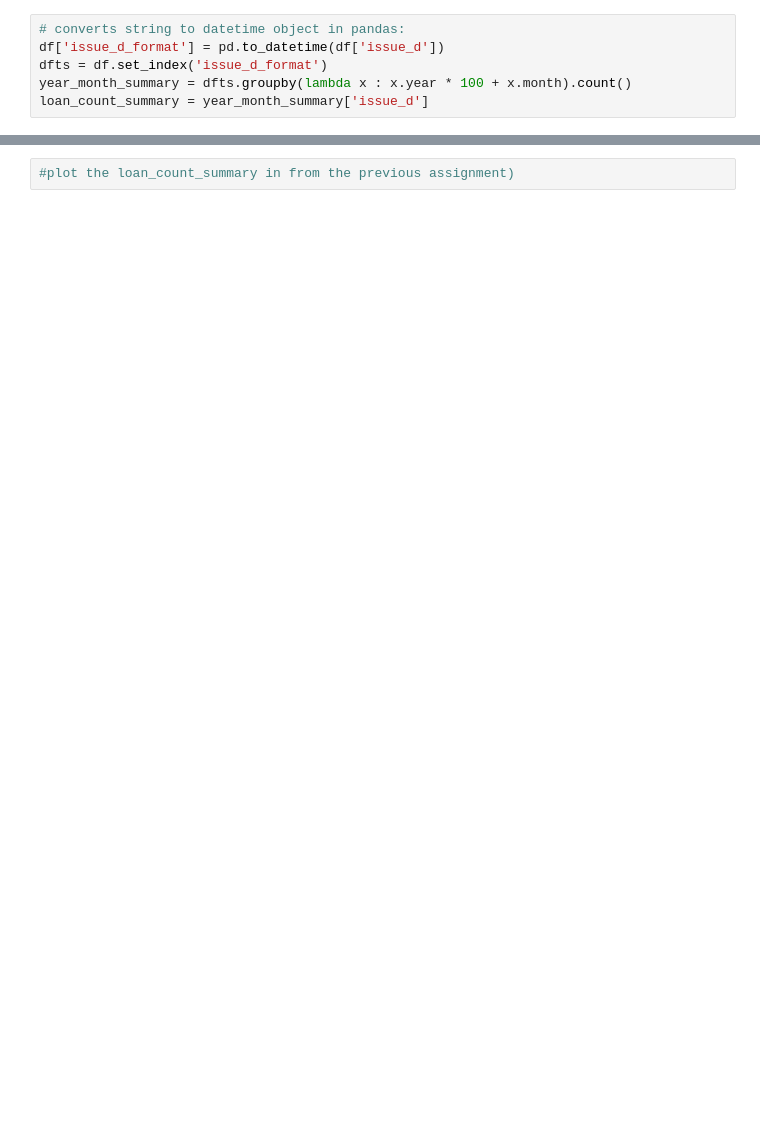
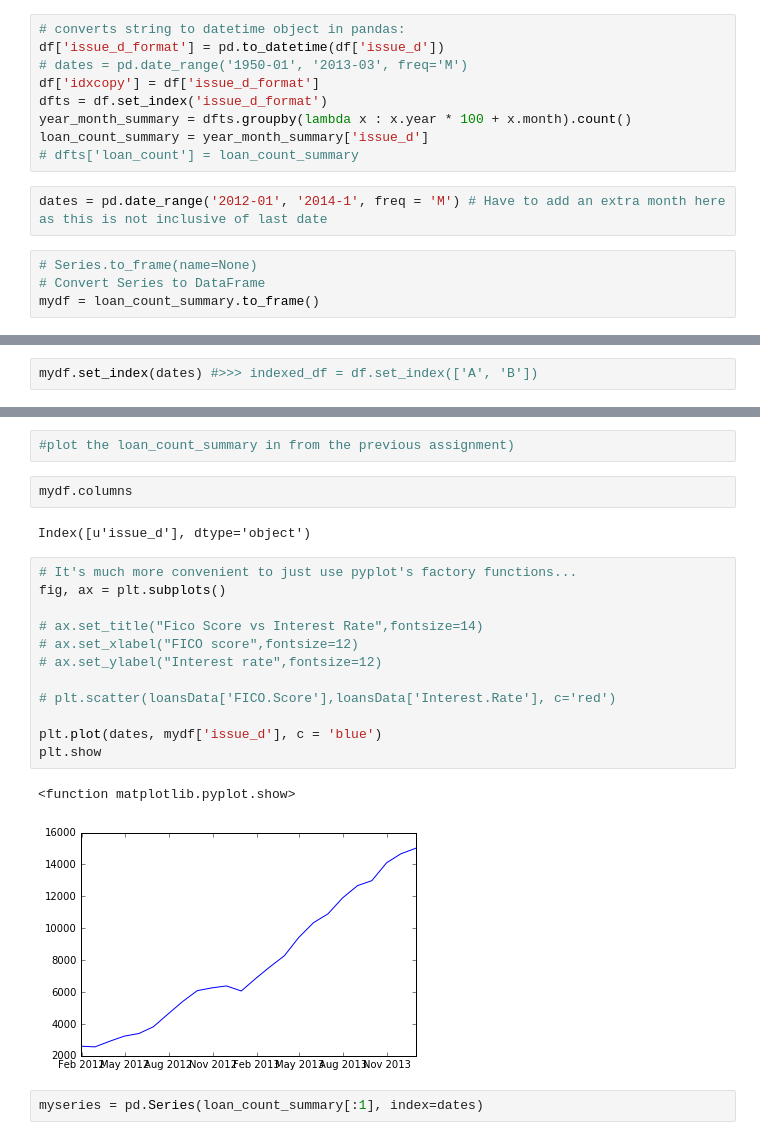
Before and after one commit to bb071988/ds-lesson3, a Jupyter notebook: time_series1.ipynb, the cells around one changed output, grey strips where cells are left out. Drawn from its saved outputs; the diff is of its cells as text; blank space fills up the shorter version.

Commit message:
time series

```diff
--- a/time_series1.ipynb
+++ b/time_series1.ipynb
@@ -24,6 +17,15 @@ df.head()
 # %%
 # converts string to datetime object in pandas:
 df['issue_d_format'] = pd.to_datetime(df['issue_d'])
+# dates = pd.date_range('1950-01', '2013-03', freq='M')
+df['idxcopy'] = df['issue_d_format']
 dfts = df.set_index('issue_d_format')
 year_month_summary = dfts.groupby(lambda x : x.year * 100 + x.month).count()
 loan_count_summary = year_month_summary['issue_d']
+# dfts['loan_count'] = loan_count_summary
+# %%
+dates = pd.date_range('2012-01', '2014-1', freq = 'M') # Have to add an extra month here as this is not inclusive of last date
+# %%
+# Series.to_frame(name=None)
+# Convert Series to DataFrame
+mydf = loan_count_summary.to_frame()
@@ -29,0 +37,2 @@ loan_count_summary = year_month_summary['issue_d']
+# %%
+mydf.set_index(dates) #>>> indexed_df = df.set_index(['A', 'B'])
@@ -30,2 +57,23 @@ loan_count_summary = year_month_summary['issue_d']
 # %%
 #plot the loan_count_summary in from the previous assignment)
+# %%
+mydf.columns
+# %% [output]
+Index([u'issue_d'], dtype='object')
+# %%
+# It's much more convenient to just use pyplot's factory functions...
+fig, ax = plt.subplots()
+
+# ax.set_title("Fico Score vs Interest Rate",fontsize=14)
+# ax.set_xlabel("FICO score",fontsize=12)
+# ax.set_ylabel("Interest rate",fontsize=12)
+
+# plt.scatter(loansData['FICO.Score'],loansData['Interest.Rate'], c='red')
+
+plt.plot(dates, mydf['issue_d'], c = 'blue')
+plt.show
+# %% [output]
+<function matplotlib.pyplot.show>
+[figure, added]
+# %%
+myseries = pd.Series(loan_count_summary[:1], index=dates)
```
Also changed, not shown: parts of 11 cells of this notebook, 2 other files.
